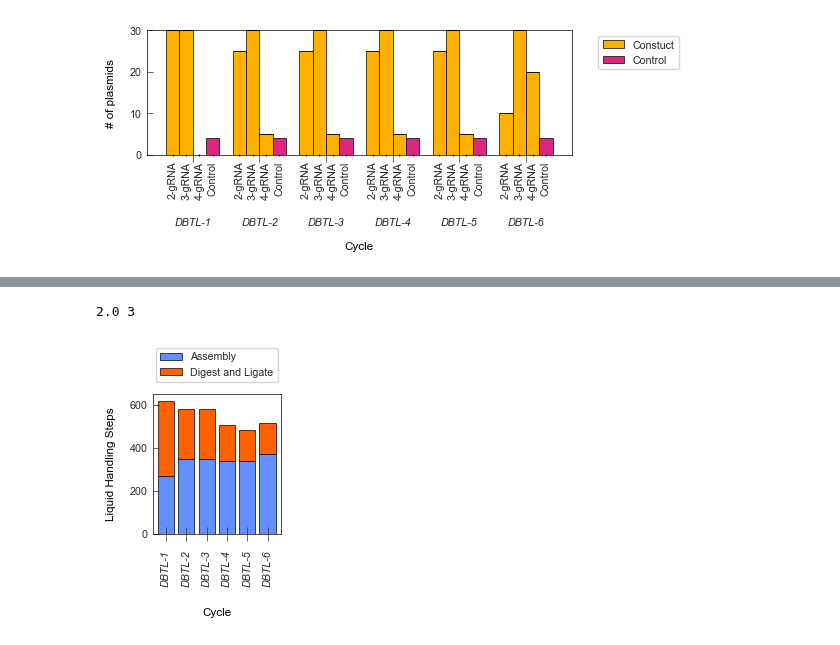
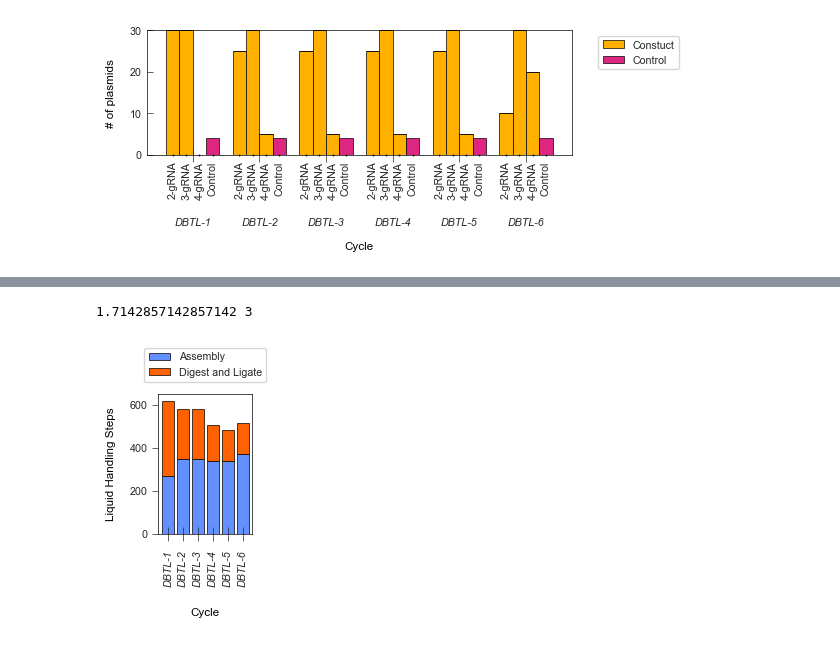
Before and after one commit to JBEI/Isoprenol_CRISPRi, a Jupyter notebook: CRISPRi_Figures.ipynb, the cells around one changed output, grey strips where cells are left out. Saved outputs shown, nothing was run; the diff lists cells and outputs as text; code cells hidden in the pictures.

```diff
--- a/CRISPRi_Figures.ipynb
+++ b/CRISPRi_Figures.ipynb
@@ -37,7 +37,7 @@ custom_params = {
     "axes.spines.right": True,
     "axes.spines.bottom": True,
     'xtick.direction': 'inout',
-    'ytick.direction': 'in',
+    'ytick.direction': 'out',
     'xtick.bottom': True,
     'xtick.minor.visible': False,
     'xtick.major.bottom':  True,
@@ -552,33 +552,33 @@ plt.show()
 # %%
 fig="Dispenses"
 df = pd.read_csv('Figure_Data\\241001_CRISPRi_Dispenses.csv')
 data_dispenses = df.copy()
 
 # Set the palette
 sns.set_palette(palette=enmax_palette)
 
 # Pivot the data for the stacked bar plot
 stacked_data = data_dispenses.pivot_table(index='Cycle', columns='Stage', values='Dispenses', aggfunc='sum', fill_value=0)
 
-w = len(data_dispenses)/6
+w = len(data_dispenses)/7
 h=3
 print(w,h)
 
 # Plot the stacked bar chart
 ax = stacked_data.plot(kind='bar', stacked=True, width=0.8, figsize=(w, h), linewidth =line_size, edgecolor="0",)
 
 # Set labels and formatting
 plt.xlabel('Cycle', labelpad=15)
 plt.ylabel('Liquid Handling Steps', labelpad=10)
 plt.xticks(rotation='vertical', style='italic')
 
 # Add legend
 plt.legend(title='',labels=['Assembly','Digest and Ligate'], bbox_to_anchor=(0.5, 1.05), loc='lower center')
 
 # Tighten layout and show the plot
 plt.tight_layout()
 plt.savefig(f'Figure_Export/{fig}.svg', dpi=1200, bbox_inches='tight', transparent=True)
 plt.show()
 # %% [output]
-2.0 3
+1.7142857142857142 3
-[figure, old version]
+[figure, new version]
```
Also changed, not shown: parts of 5 cells of this notebook, 16 other files.
